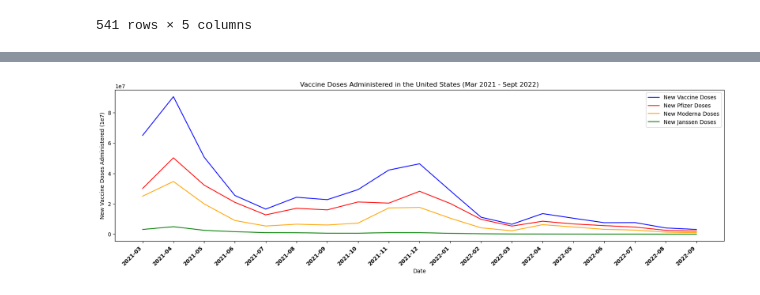
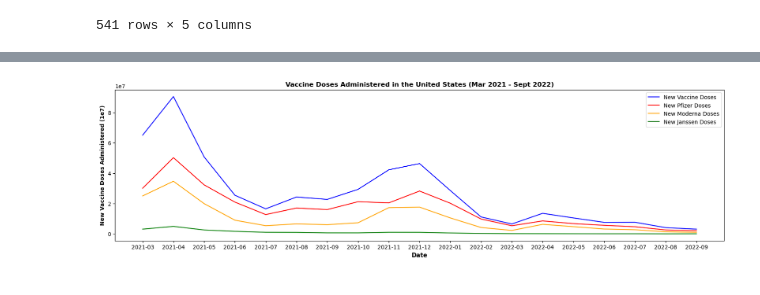
Before and after one commit to tinalina1003/Project1-Group4, a Jupyter notebook: Camille/Time Series Analysis for Time vs Vaccination Rates.ipynb, the cells around one changed output, grey strips where cells are left out. Cells and saved outputs as stored; diff of their text form; code cells hidden in the pictures.

Commit message:
cleaned up changes for time series..almost done

```diff
--- a/Camille/Time Series Analysis for Time vs Vaccination Rates.ipynb
+++ b/Camille/Time Series Analysis for Time vs Vaccination Rates.ipynb
@@ -160,18 +156,30 @@ vaccination_timeseries
 | 17 | 2022-08 | 4093423.0 | 2546509.0 | 1338486.0 | -11790.0 |
 | 18 | 2022-09 | 3098210.0 | 2041617.0 | 1006269.0 | 25357.0 |
 # %%
-
+# PLOTTING THE TIME SERIES
 vaccination_line = plt.plot(vaccination_timeseries['date_str'], vaccination_timeseries['new_vaccine_doses_administered'], color="blue")
 vaccination_line = plt.plot(vaccination_timeseries['date_str'], vaccination_timeseries['new_vaccine_doses_administered_pfizer'], color="red")
 vaccination_line = plt.plot(vaccination_timeseries['date_str'], vaccination_timeseries['new_vaccine_doses_administered_moderna'], color="orange")
 vaccination_line = plt.plot(vaccination_timeseries['date_str'], vaccination_timeseries['new_vaccine_doses_administered_janssen'], color="green")
+
+#title
+plt.title('Vaccine Doses Administered in the United States (Mar 2021 - Sept 2022)')
+plt.title('Vaccine Doses Administered in the United States (Mar 2021 - Sept 2022)', fontweight='bold')
+
+# x axis label
 plt.xlabel('Date')
+plt.xlabel('Date', fontweight='bold')
+plt.xlabel('Date', fontsize=11)
+plt.xticks(vaccination_timeseries['date_str'], rotation=45, ha='right')
+
+# y axis label
 plt.ylabel('New Vaccine Doses Administered (1e7)')
-plt.title('Vaccine Doses Administered in the United States (Mar 2021 - Sept 2022)')
+plt.ylabel('New Vaccine Doses Administered (1e7)', fontweight='bold')
+
+
+# legend
 plt.legend(["New Vaccine Doses", "New Pfizer Doses", "New Moderna Doses", "New Janssen Doses"])
-plt.xticks(vaccination_timeseries['date_str'], rotation=45, ha='right')
-plt.title('Vaccine Doses Administered in the United States (Mar 2021 - Sept 2022)')
-plt.xticks(weight = 'bold')
+
 plt.show()
 # %% [output]
-[figure, old version]
+[figure, new version]
```
Also changed, not shown: parts of 8 cells of this notebook.
